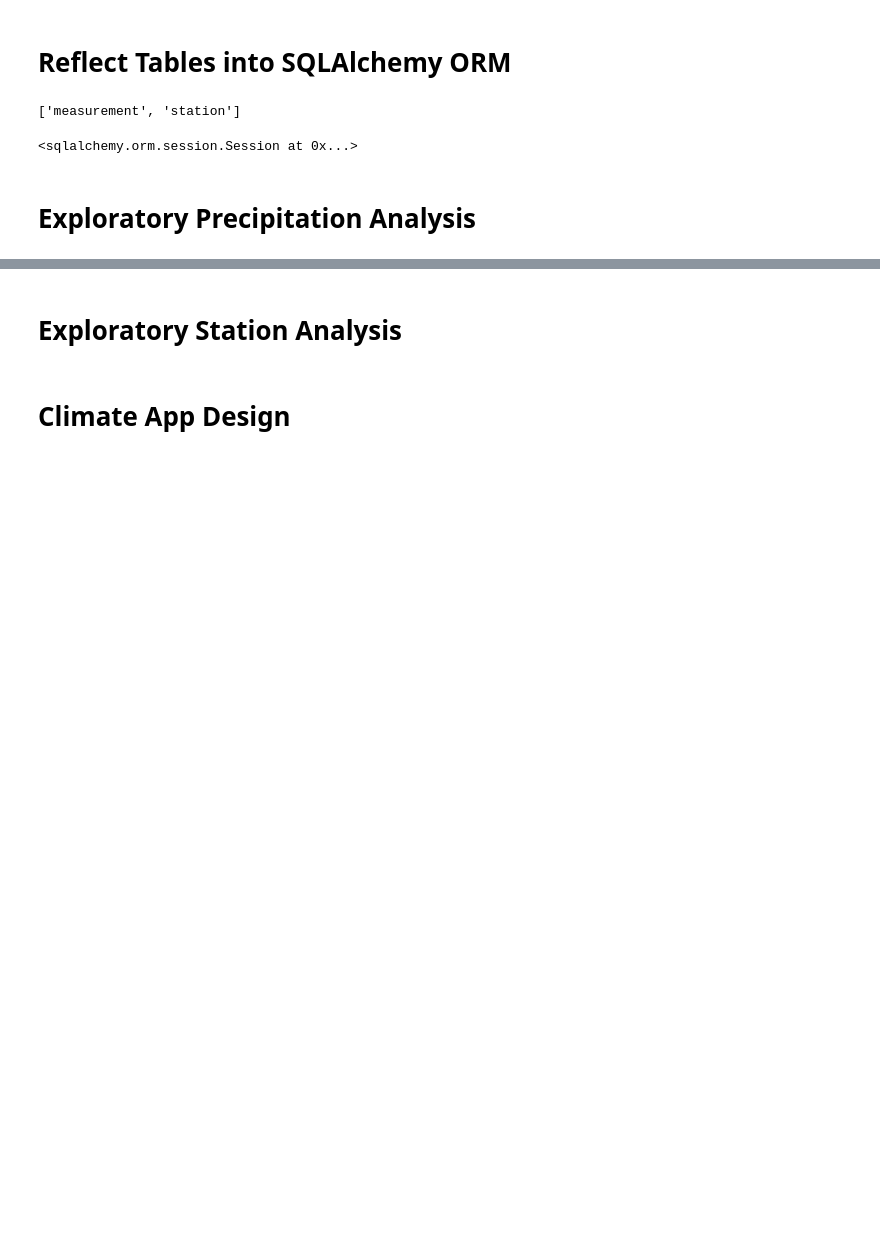
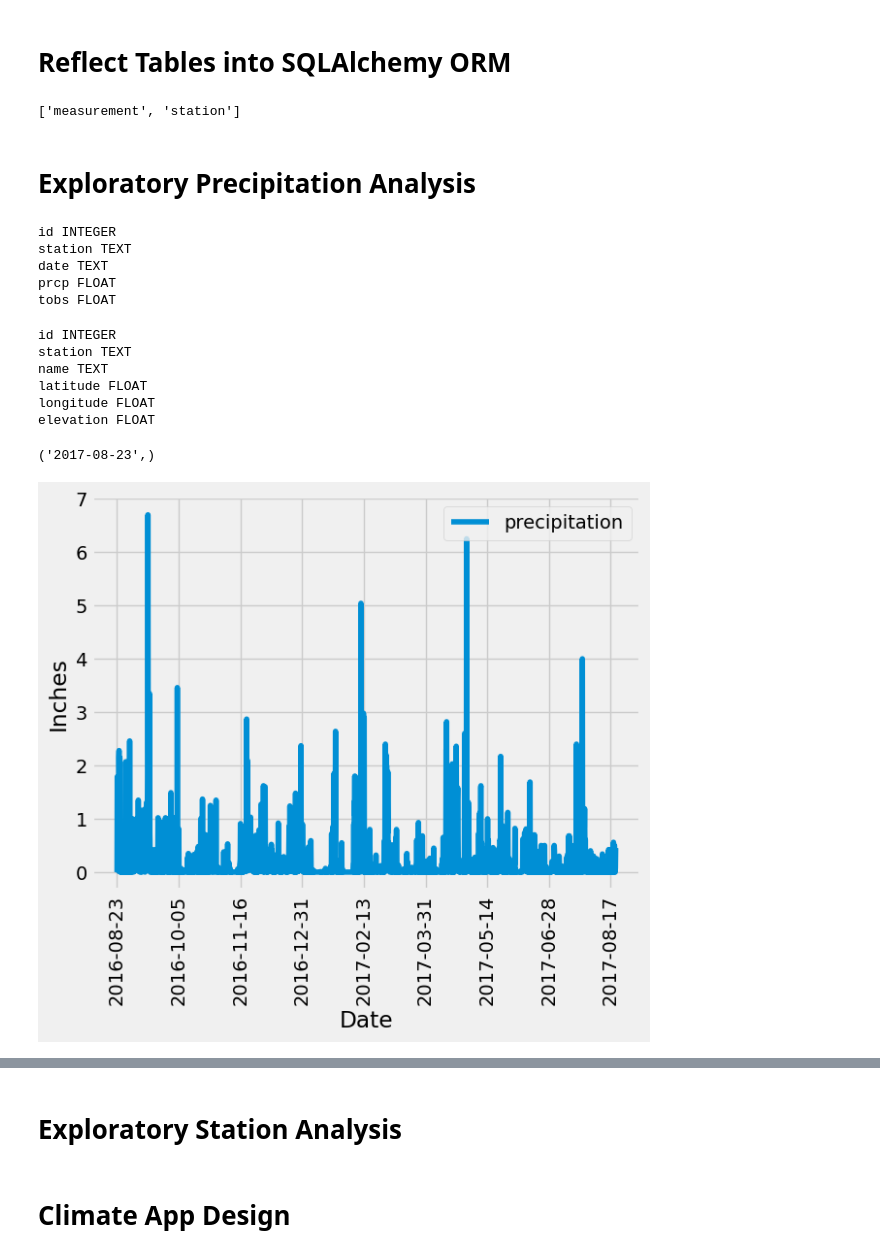
Before and after one commit to jimlhaugen/sqlalchemy-challenge, a Jupyter notebook: climate_starter.ipynb, the cells around one changed output, grey strips where cells are left out. Cells and saved outputs as stored; diff of their text form; code cells hidden in the pictures; blank space fills up the shorter version.

Commit message:
all Exploratory Precipitation Analysis but grid every 40 days

```diff
--- a/climate_starter.ipynb
+++ b/climate_starter.ipynb
@@ -37,31 +37,81 @@ Station = Base.classes.station
 # %%
 # Create our session (link) from Python to the DB
 session = Session(engine)
-session
-# %% [output]
-<sqlalchemy.orm.session.Session at 0x...>
 # %% [markdown]
 # Exploratory Precipitation Analysis
+# %%
+### 3 - 02 SQLAlchemy, Sqlite, and Dates
+
+######### Need to determine which table has dates for below
+from sqlalchemy import inspect
+
+inspector = inspect(engine)
+inspector.get_table_names()
+
+# Get a list of column names and types
+columns = inspector.get_columns('Measurement')
+for c in columns:
+    print(c['name'], c["type"])
+# columns
+# %% [output]
+id INTEGER
+station TEXT
+date TEXT
+prcp FLOAT
+tobs FLOAT
+# %%
+### 3 - 02 SQLAlchemy, Sqlite, and Dates
+
+# Get a list of column names and types
+columns = inspector.get_columns('Station')
+for c in columns:
+    print(c['name'], c["type"])
+# %% [output]
+id INTEGER
+station TEXT
+name TEXT
+latitude FLOAT
+longitude FLOAT
+elevation FLOAT
 # %%
-### 3 - 02 SQLAlchemy, Sqlite, and Dates
-
 # Find the most recent date in the data set.
+######### From above, Measurement table has the dates
+session.query(Measurement.date).order_by(Measurement.date.desc()).first()
+# %% [output]
+('2017-08-23',)
 # %%
 # Design a query to retrieve the last 12 months of precipitation data and plot the results.
 # Starting from the most recent data point in the database.
+most_recent_date = session.query(Measurement.date).order_by(Measurement.date.desc()).first()
 
 # Calculate the date one year from the last date in data set.
+query_one_year = dt.date(2017, 8, 23) - dt.timedelta(days=365)
+
+# Perform a query to retrieve the data and precipitation scores
+# For histogram in Challenge shows one year
+query_results = session.query(Measurement.date, Measurement.prcp).\
+    filter(Measurement.date >= query_one_year)
+
+# Save the query results as a Pandas DataFrame. Explicitly set the column names
+df_query_results = pd.DataFrame(query_results)
+df_query_results = df_query_results.rename(columns = {"prcp" : "Inches"})
+
+# Sort the dataframe by date
+df_query_results = df_query_results.sort_values(by = "date") # setting date as index
+
+# Use Pandas Plotting with Matplotlib to plot the data
+
+df_date_index.plot(rot = 90, figsize = (6.5,5))
+plt.xlabel("Date")
+plt.ylabel("Inches")
+plt.legend(["precipitation"], loc = "upper right")
+
+ax.xaxis.grid(True, which='minor', linestyle='-', linewidth = 0.25)
+xticks = np.arange(query_one_year, 40)
 
 
-# Perform a query to retrieve the data and precipitation scores
-
-
-# Save the query results as a Pandas DataFrame. Explicitly set the column names
-
-
-# Sort the dataframe by date
-
-
-# Use Pandas Plotting with Matplotlib to plot the data
+plt.show()
+# %% [output]
+[figure, added]
 # %%
 # Use Pandas to calculate the summary statistics for the precipitation data
```
Also changed, not shown: parts of 3 cells of this notebook.
